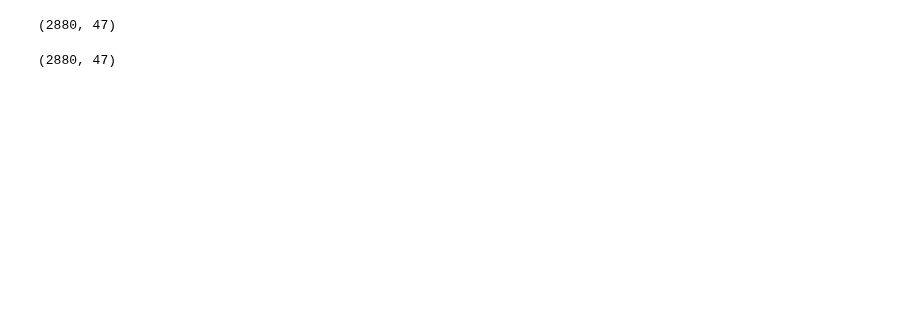
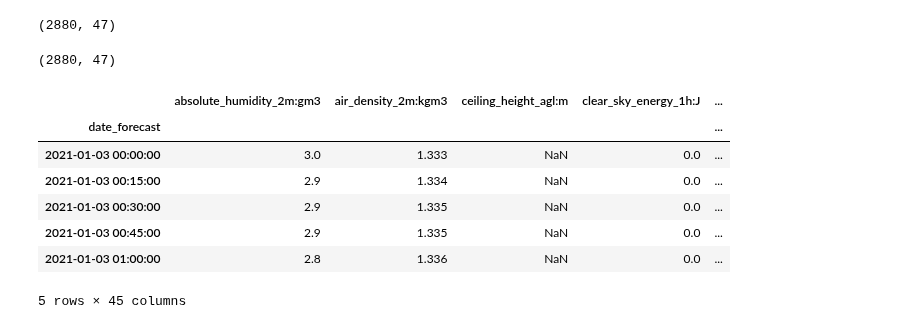
Before and after one commit to simenstang/TDT4173, a Jupyter notebook: data/notebooks_trials/eda_1.ipynb, the cells around one changed output. Cells and saved outputs as stored; diff of their text form; code cells hidden in the pictures; blank space fills up the shorter version.

```diff
--- a/data/notebooks_trials/eda_1.ipynb
+++ b/data/notebooks_trials/eda_1.ipynb
@@ -181,3 +187,15 @@ X_test_estimated_b.shape
 X_test_estimated_c.shape
 # %% [output]
 (2880, 47)
+# %%
+X_train_observed_a = X_train_observed_a.loc['2021-01-03':]
+X_train_observed_a.head()
+# %% [output]
+|  | absolute_humidity_2m:gm3 | air_density_2m:kgm3 | ceiling_height_agl:m | clear_sky_energy_1h:J | ... |
+| date_forecast |  |  |  |  | ... |
+| 2021-01-03 00:00:00 | 3.0 | 1.333 | NaN | 0.0 | ... |
+| 2021-01-03 00:15:00 | 2.9 | 1.334 | NaN | 0.0 | ... |
+| 2021-01-03 00:30:00 | 2.9 | 1.335 | NaN | 0.0 | ... |
+| 2021-01-03 00:45:00 | 2.9 | 1.335 | NaN | 0.0 | ... |
+| 2021-01-03 01:00:00 | 2.8 | 1.336 | NaN | 0.0 | ... |
+5 rows × 45 columns
```
Also changed, not shown: parts of 1 cell of this notebook, 2 other files.
